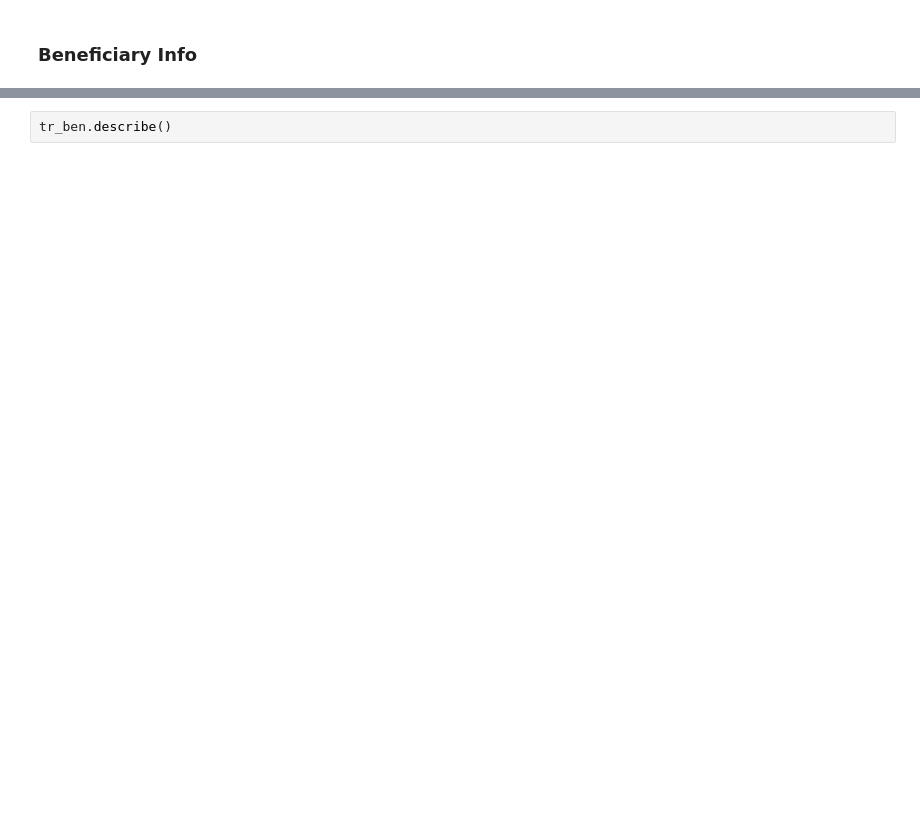
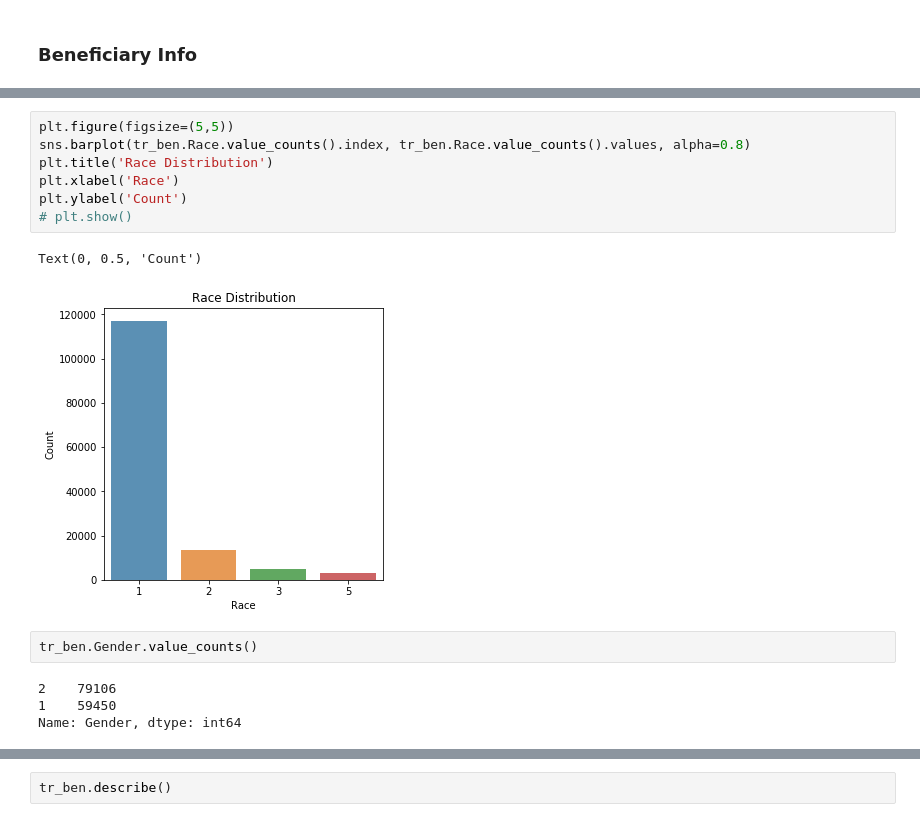
Before and after one commit to whohuhwhat/HC_Prov_Fraud, a Jupyter notebook: Workbook.ipynb, the cells around one changed output, grey strips where cells are left out. Cells and saved outputs as stored; diff of their text form; blank space fills up the shorter version.

```diff
--- a/Workbook.ipynb
+++ b/Workbook.ipynb
@@ -61,0 +95,16 @@ Index(['BeneID', 'DOB', 'DOD', 'Gender', 'Race', 'RenalDiseaseIndicator',
+# %%
+plt.figure(figsize=(5,5))
+sns.barplot(tr_ben.Race.value_counts().index, tr_ben.Race.value_counts().values, alpha=0.8)
+plt.title('Race Distribution')
+plt.xlabel('Race')
+plt.ylabel('Count')
+# plt.show()
+# %% [output]
+Text(0, 0.5, 'Count')
+[figure, added]
+# %%
+tr_ben.Gender.value_counts()
+# %% [output]
+2    79106
+1    59450
+Name: Gender, dtype: int64
```
Also changed, not shown: parts of 71 cells of this notebook.
